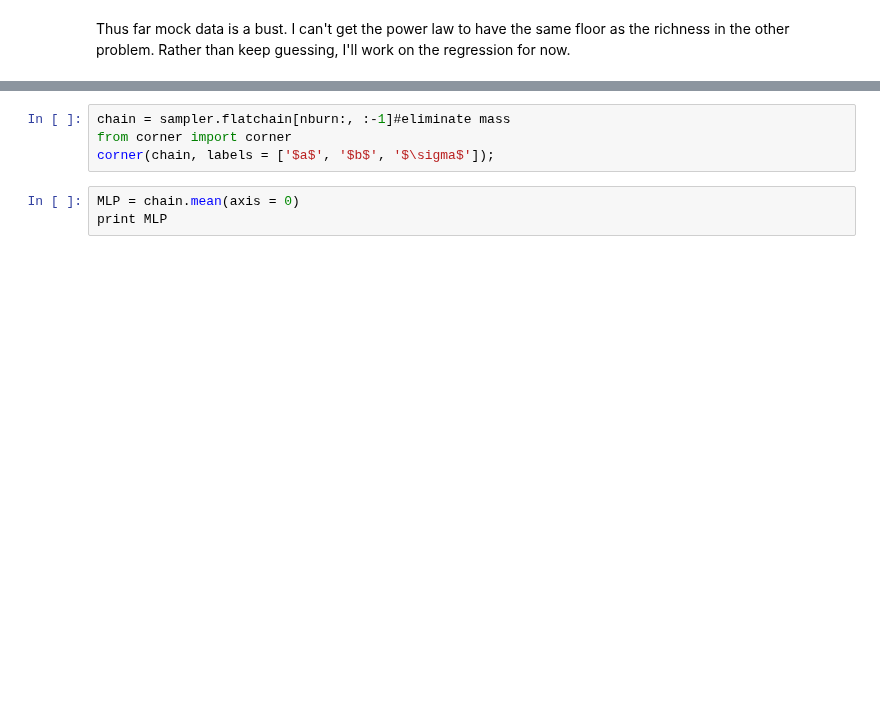
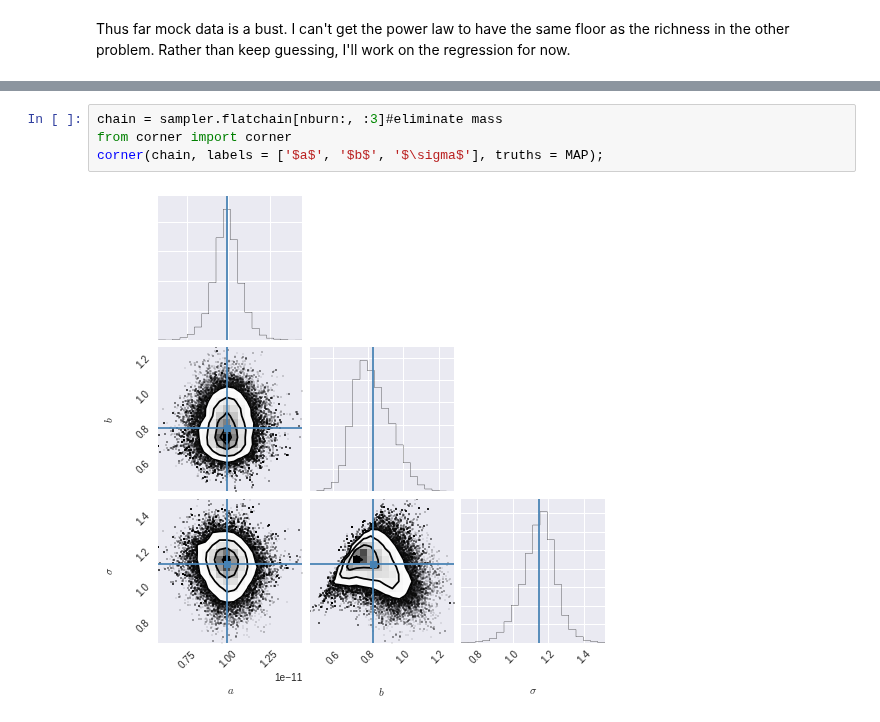
Before and after one commit to Ravirajadrangi/ClusterMassInference, a Jupyter notebook: Project Notebook.ipynb, the cells around one changed output, grey strips where cells are left out. Drawn from its saved outputs; the diff is of its cells as text; blank space fills up the shorter version.

```diff
--- a/Project Notebook.ipynb
+++ b/Project Notebook.ipynb
@@ -382,7 +421,6 @@ ValueError: lnprob returned NaN.
 # %%
-chain = sampler.flatchain[nburn:, :-1]#eliminate mass
+chain = sampler.flatchain[nburn:, :3]#eliminate mass
 from corner import corner
-corner(chain, labels = ['$a$', '$b$', '$\sigma$']);
+corner(chain, labels = ['$a$', '$b$', '$\sigma$'], truths = MAP);
+# %% [output]
+[figure, added]
-# %%
-MLP = chain.mean(axis = 0)
-print MLP
```
Also changed, not shown: parts of 16 cells of this notebook, 1 other file.
